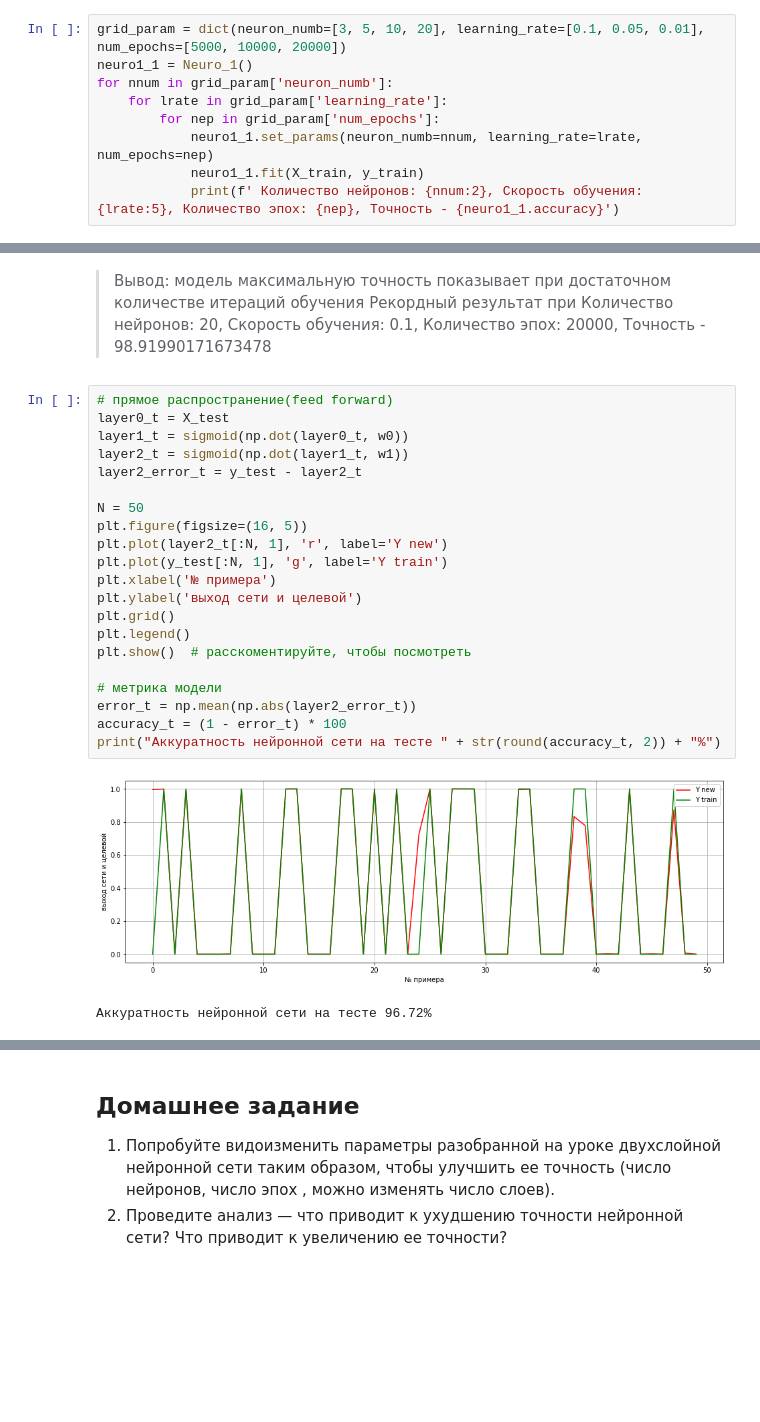
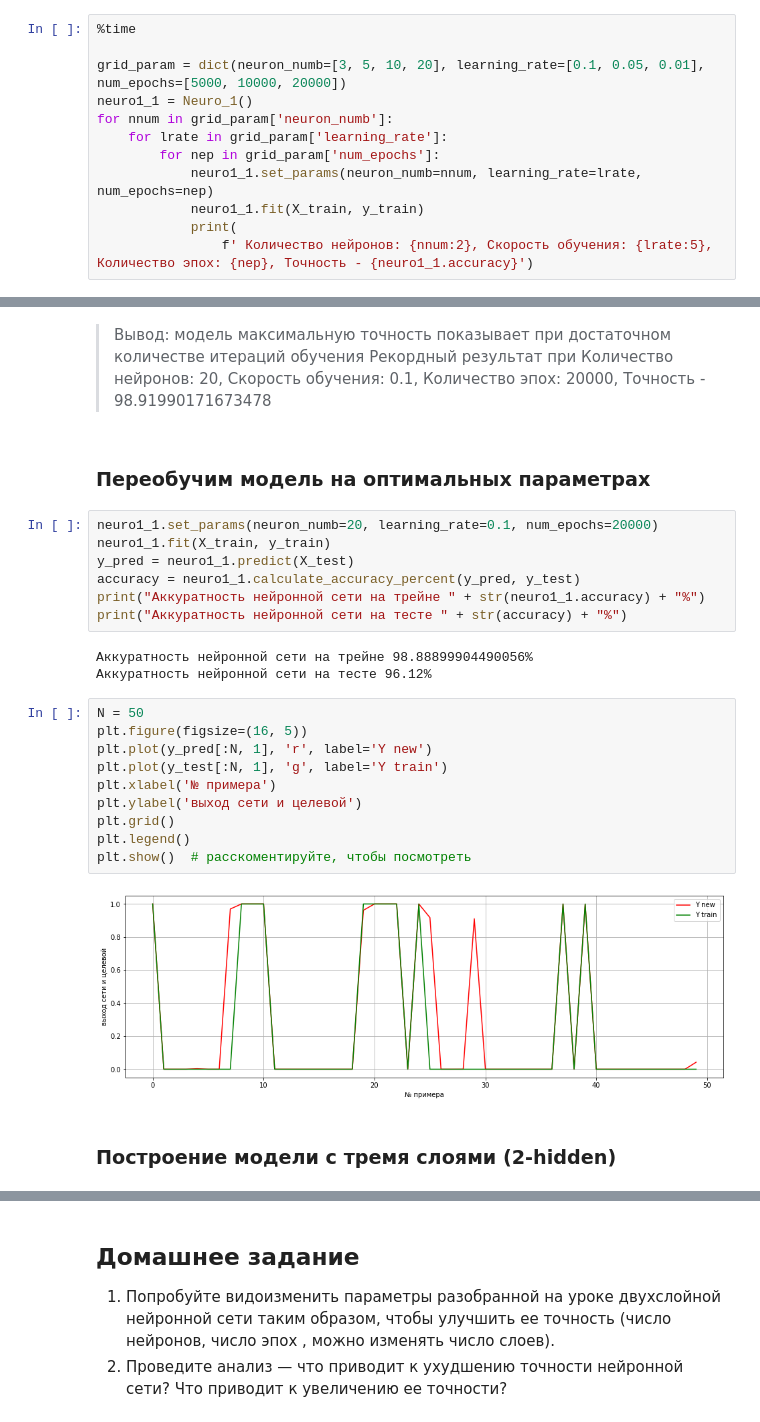
Before and after one commit to alex-chin/intro_neural_network, a Jupyter notebook: homeworks/home01/home01.ipynb, the cells around one changed output, grey strips where cells are left out. Cells and saved outputs as stored; diff of their text form; blank space fills up the shorter version.

```diff
--- a/homeworks/home01/home01.ipynb
+++ b/homeworks/home01/home01.ipynb
@@ -248,4 +282,6 @@ plt.show()  # расскоментируйте, чтобы посмотреть
 # %%
+%time
+
 grid_param = dict(neuron_numb=[3, 5, 10, 20], learning_rate=[0.1, 0.05, 0.01], num_epochs=[5000, 10000, 20000])
 neuro1_1 = Neuro_1()
 for nnum in grid_param['neuron_numb']:
@@ -253,5 +289,6 @@ for nnum in grid_param['neuron_numb']:
         for nep in grid_param['num_epochs']:
             neuro1_1.set_params(neuron_numb=nnum, learning_rate=lrate, num_epochs=nep)
             neuro1_1.fit(X_train, y_train)
-            print(f' Количество нейронов: {nnum:2}, Скорость обучения: {lrate:5}, Количество эпох: {nep}, Точность - {neuro1_1.accuracy}')
+            print(
+                f' Количество нейронов: {nnum:2}, Скорость обучения: {lrate:5}, Количество эпох: {nep}, Точность - {neuro1_1.accuracy}')
 # %% [output]
@@ -276,30 +313,32 @@ for nnum in grid_param['neuron_numb']:
 >Вывод: модель максимальную точность показывает при достаточном количестве итераций обучения
 > Рекордный результат при
 > Количество нейронов: 20, Скорость обучения:   0.1, Количество эпох: 20000, Точность - 98.91990171673478
+# %% [markdown]
+### Переобучим модель на оптимальных параметрах
+# %%
+neuro1_1.set_params(neuron_numb=20, learning_rate=0.1, num_epochs=20000)
+neuro1_1.fit(X_train, y_train)
+y_pred = neuro1_1.predict(X_test)
+accuracy = neuro1_1.calculate_accuracy_percent(y_pred, y_test)
+print("Аккуратность нейронной сети на трейне " + str(neuro1_1.accuracy) + "%")
+print("Аккуратность нейронной сети на тесте " + str(accuracy) + "%")
+# %% [output]
+Аккуратность нейронной сети на трейне 98.88899904490056%
+Аккуратность нейронной сети на тесте 96.12%
 # %%
-# прямое распространение(feed forward)
-layer0_t = X_test
-layer1_t = sigmoid(np.dot(layer0_t, w0))
-layer2_t = sigmoid(np.dot(layer1_t, w1))
-layer2_error_t = y_test - layer2_t
-
 N = 50
 plt.figure(figsize=(16, 5))
-plt.plot(layer2_t[:N, 1], 'r', label='Y new')
+plt.plot(y_pred[:N, 1], 'r', label='Y new')
 plt.plot(y_test[:N, 1], 'g', label='Y train')
 plt.xlabel('№ примера')
 plt.ylabel('выход сети и целевой')
 plt.grid()
 plt.legend()
 plt.show()  # расскоментируйте, чтобы посмотреть
-
-# метрика модели
-error_t = np.mean(np.abs(layer2_error_t))
-accuracy_t = (1 - error_t) * 100
-print("Аккуратность нейронной сети на тесте " + str(round(accuracy_t, 2)) + "%")
 # %% [output]
-[figure, old version]
+[figure, new version]
-Аккуратность нейронной сети на тесте 96.72%
+# %% [markdown]
+### Построение модели с тремя слоями (2-hidden)
 # %%
 
 # определим число нейронов скрытого слоя
```
Also changed, not shown: parts of 16 cells of this notebook, 1 other file.
